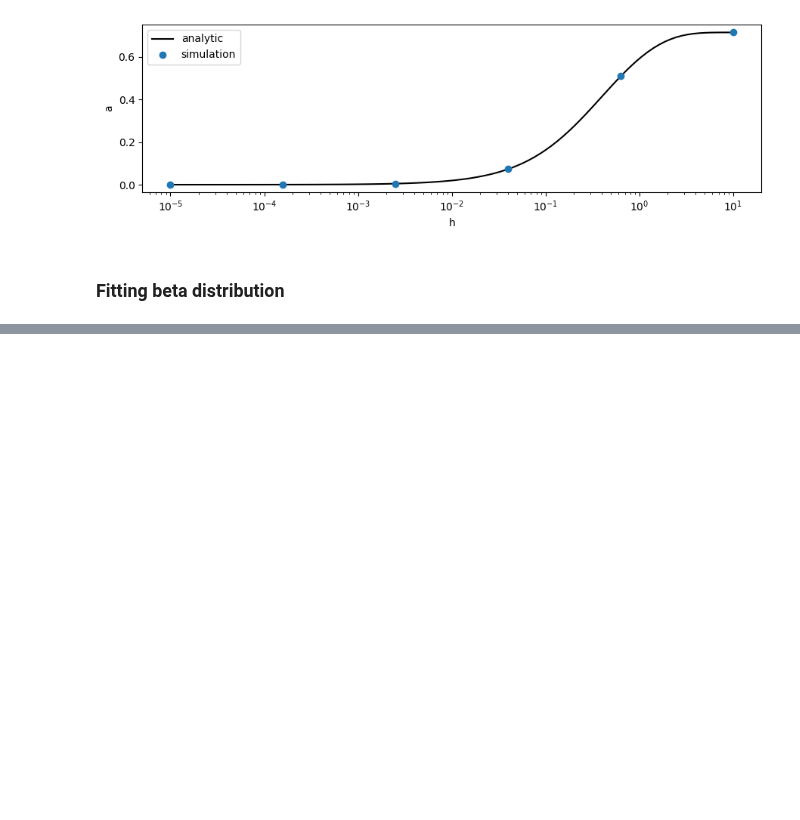
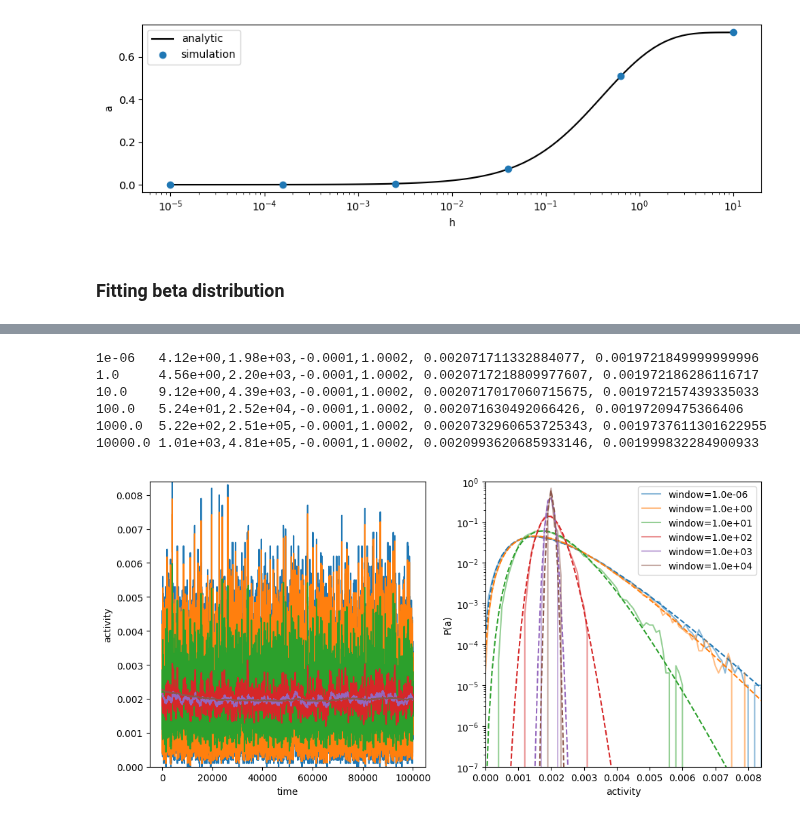
Before and after one commit to sahelazizpour/Finite-Observation-Dynamic-Range, a Jupyter notebook: 0_update/simulation.ipynb, the cells around one changed output, grey strips where cells are left out. Saved outputs shown, nothing was run; the diff lists cells and outputs as text; code cells hidden in the pictures; blank space fills up the shorter version.

```diff
--- a/0_update/simulation.ipynb
+++ b/0_update/simulation.ipynb
@@ -149,0 +290,11 @@ plt.tight_layout()
+# %%
+params = {
+    'N': int(1e4),
+    'K': 100,
+    'lambda': 0.9,
+    'mu': 0.2,
+    'h': 1e-3,
+    'seed': 1000,
+    'dt': 1,
+}
+example2 = simulation(params)
@@ -149,0 +308,45 @@ plt.tight_layout()
+# %%
+windows, samples = example2
+
+# plot distribution of estimates for different windows in one plot
+fig, axes = plt.subplots(1,2, figsize=(10,5))
+# plot samples over time
+axes[0].plot(samples.T)
+axes[0].set_xlabel('time')
+axes[0].set_ylabel('activity')
+
+# plot distribution of estimates for different windows in one plot
+range_data = [1,0]
+for (i,window) in enumerate(windows):
+    data = samples[i,:]
+    # spacing should depend on window size, larger windows means smaller discretization (but then this also requires more samples ...)
+    delta = 1/N
+    support = np.linspace(0,1,N+1)
+    pmf_data = np.histogram(data, bins=np.append(support,1+delta)-delta/2, density=False)[0]/len(data)
+    ref = axes[1].plot(support, pmf_data, label=f'window={windows[i]:.1e}', alpha=0.5)
+    # fit beta distribution
+    a,b,loc,scale = fit_beta_distribution(data, delta, seed)
+    print(f'{window:.1e}\t{a:.2e},{b:.2e},{loc},{scale}, {a/(a+b)}, {np.mean(data)}')
+    pmf_beta = stats.beta.pdf(support, a,b, loc=loc, scale=scale)
+    pmf_beta = pmf_beta/np.sum(pmf_beta)
+    axes[1].plot(support,pmf_beta, color=ref[0].get_color(), linestyle='--')
+
+    range_data[0] = min(range_data[0], support[np.nonzero(pmf_data)][0])
+    range_data[1] = max(range_data[1], support[np.nonzero(pmf_data)][-1])
+axes[1].set_xlabel('activity')
+axes[1].set_ylabel('P(a)')
+# set xrange to range of data
+axes[1].set_yscale('log')
+axes[1].set_ylim([1e-7,1])
+axes[1].set_xlim(range_data)
+axes[0].set_ylim(range_data)
+axes[1].legend()
+plt.tight_layout()
+# %% [output]
+1e-06   4.12e+00,1.98e+03,-0.0001,1.0002, 0.002071711332884077, 0.0019721849999999996
+1.0     4.56e+00,2.20e+03,-0.0001,1.0002, 0.0020717218809977607, 0.001972186286116717
+10.0    9.12e+00,4.39e+03,-0.0001,1.0002, 0.0020717017060715675, 0.001972157439335033
+100.0   5.24e+01,2.52e+04,-0.0001,1.0002, 0.002071630492066426, 0.00197209475366406
+1000.0  5.22e+02,2.51e+05,-0.0001,1.0002, 0.0020732960653725343, 0.0019737611301622955
+10000.0 1.01e+03,4.81e+05,-0.0001,1.0002, 0.0020993620685933146, 0.001999832284900933
+[figure, added]
```
Also changed, not shown: parts of 17 cells of this notebook, 3 other files.
